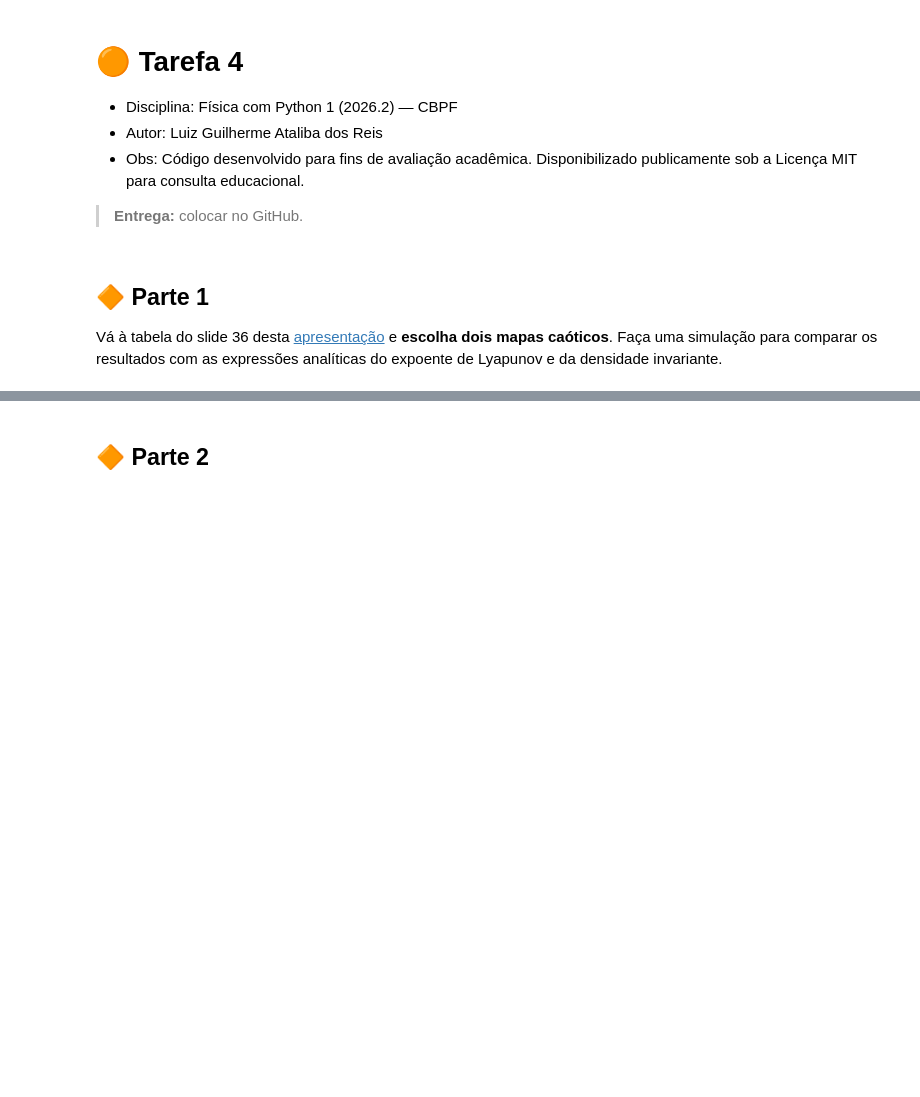
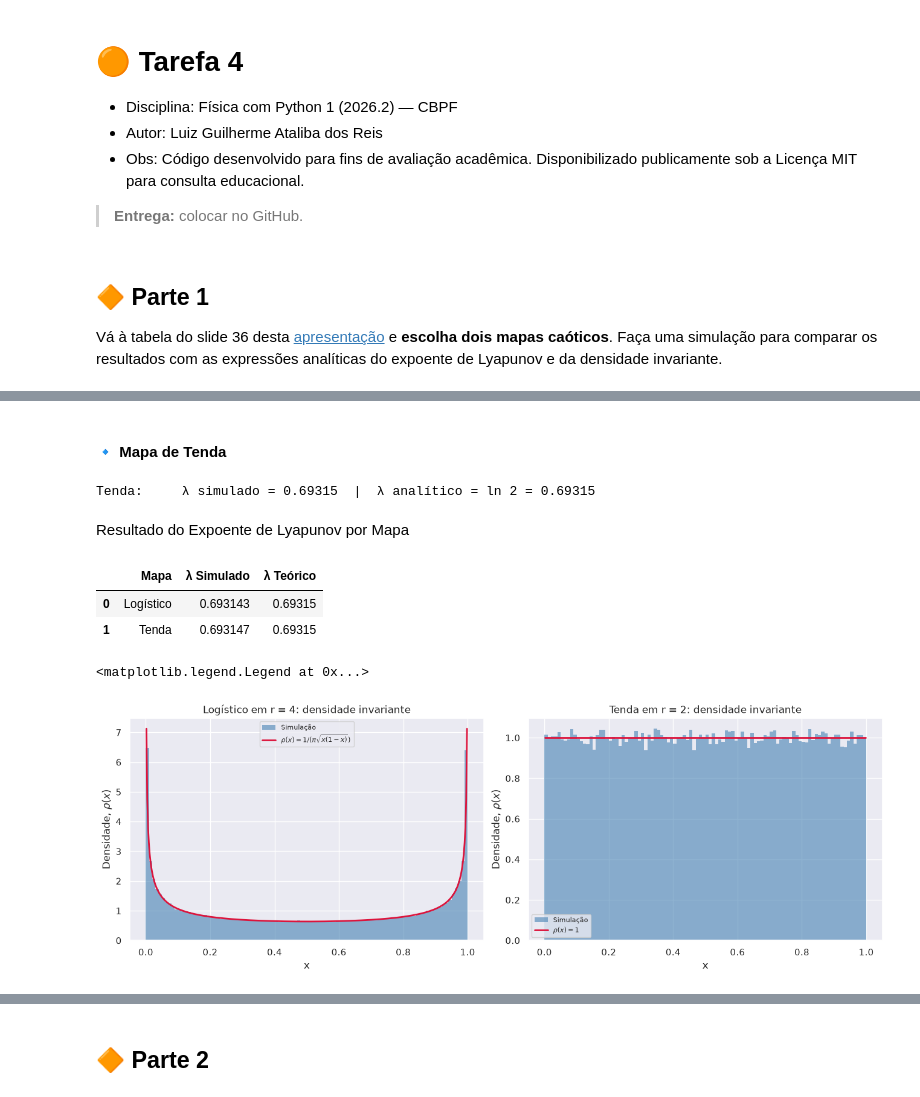
Before and after one commit to Guilherme-Ataliba/Fisica-com-Python-I, a Jupyter notebook: Atividades/Tarefa4/FP1_2026_pratica_4.ipynb, the cells around one changed output, grey strips where cells are left out. Saved outputs shown, nothing was run; the diff lists cells and outputs as text; code cells hidden in the pictures; blank space fills up the shorter version.

```diff
--- a/Atividades/Tarefa4/FP1_2026_pratica_4.ipynb
+++ b/Atividades/Tarefa4/FP1_2026_pratica_4.ipynb
@@ -12,0 +76,60 @@ Vá à tabela do slide 36 desta [apresentação](https://docs.google.com/present
+# %% [markdown]
+#### 🔹 Mapa de Tenda
+# %%
+def mapa_tenda(x, r):
+    return r * np.minimum(x, 1 - x)
+
+# Derivada do tenda: |f'(x)| = r em todo ponto fora a descontinuidade
+def derivada_tenda(x, r):
+    return np.full_like(x, r, dtype=float)
+
+def densidade_tenda(x):
+    return np.ones_like(x)
+# %%
+# Simulação
+
+PASSOS = 200_000
+R_TEN = 2.0
+M = 3**16
+
+k = int(0.3123 * M)
+orbita_ten = np.empty(PASSOS)
+for i in range(PASSOS):
+    k = 2 * k if 2 * k < M else 2 * (M - k)
+    orbita_ten[i] = k / M
+
+lamb_ten = expoente_lyapunov(orbita_ten, derivada_tenda, R_TEN)
+
+print(f"Tenda:     λ simulado = {lamb_ten:.5f}  |  λ analítico = ln 2 = {np.log(2):.5f}")
+# %% [output]
+Tenda:     λ simulado = 0.69315  |  λ analítico = ln 2 = 0.69315
+# %% [markdown]
+Resultado do Expoente de Lyapunov por Mapa
+# %%
+pd.DataFrame([
+    {"Mapa": "Logístico", "λ Simulado": lamb_log, "λ Teórico": f"{np.log(2):.5f}"},
+    {"Mapa": "Tenda", "λ Simulado": lamb_ten, "λ Teórico": f"{np.log(2):.5f}"}
+])
+# %% [output]
+|  | Mapa | λ Simulado | λ Teórico |
+| 0 | Logístico | 0.693143 | 0.69315 |
+| 1 | Tenda | 0.693147 | 0.69315 |
+# %%
+# Plotting
+
+x = np.linspace(0.002, 0.998, 400)
+
+fig, axs = plt.subplots(1, 2, figsize=(13, 4.5), constrained_layout=True)
+
+axs[0].hist(orbita_log, bins=100, density=True, color="steelblue", alpha=0.6, edgecolor="none", label="Simulação")
+axs[0].plot(x, densidade_logistica(x), color="crimson", lw=2, label=r"$\rho(x) = 1/(\pi\sqrt{x(1-x)})$")
+axs[0].set(xlabel="x", ylabel=r"Densidade, $\rho(x)$", title="Logístico em r = 4: densidade invariante")
+axs[0].legend(fontsize=8)
+
+axs[1].hist(orbita_ten, bins=100, density=True, color="steelblue", alpha=0.6, edgecolor="none", label="Simulação")
+axs[1].plot(x, densidade_tenda(x), color="crimson", lw=2, label=r"$\rho(x) = 1$")
+axs[1].set(xlabel="x", ylabel=r"Densidade, $\rho(x)$", title="Tenda em r = 2: densidade invariante")
+axs[1].legend(fontsize=8)
+# %% [output]
+<matplotlib.legend.Legend at 0x...>
+[figure, added]
```
Also changed, not shown: parts of 16 cells of this notebook, 3 other files.
